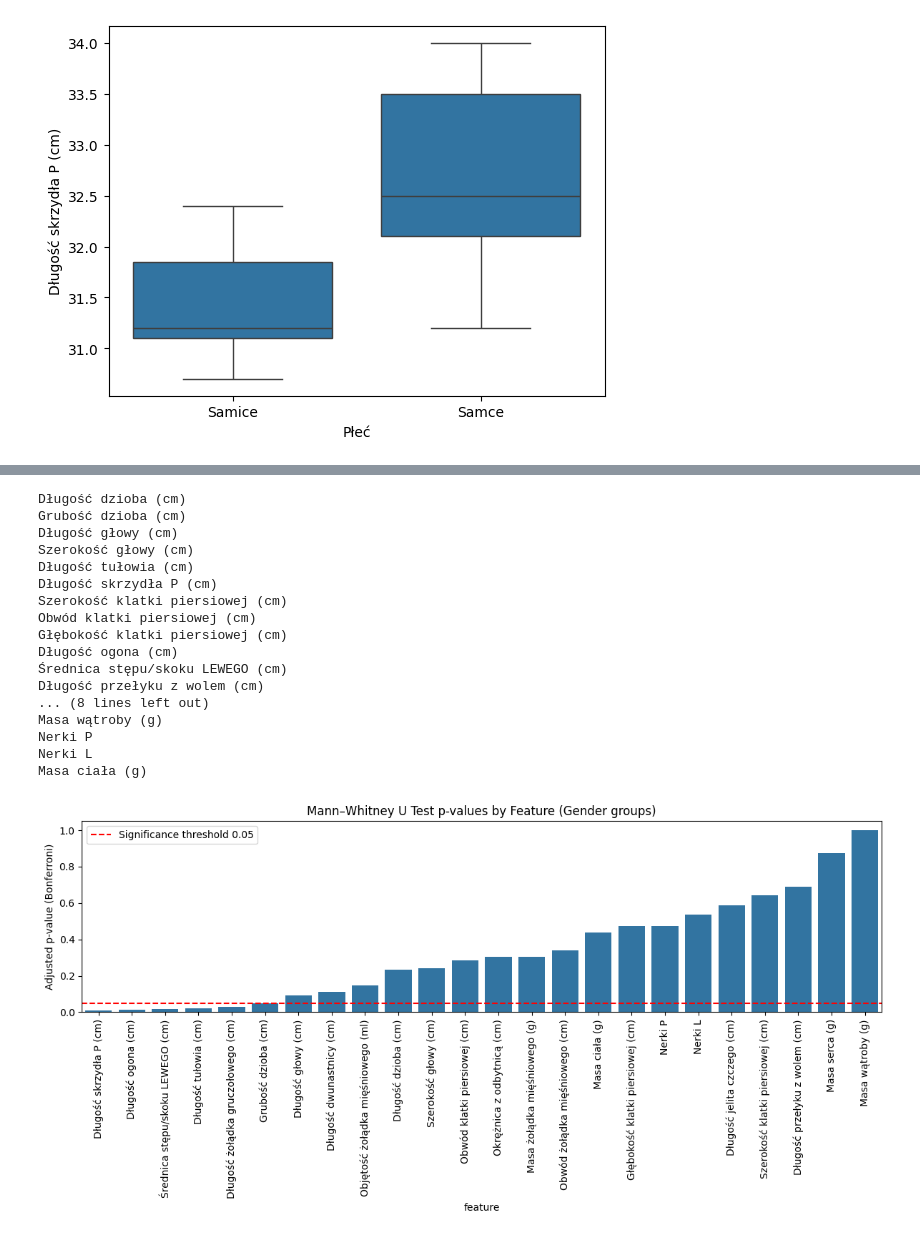
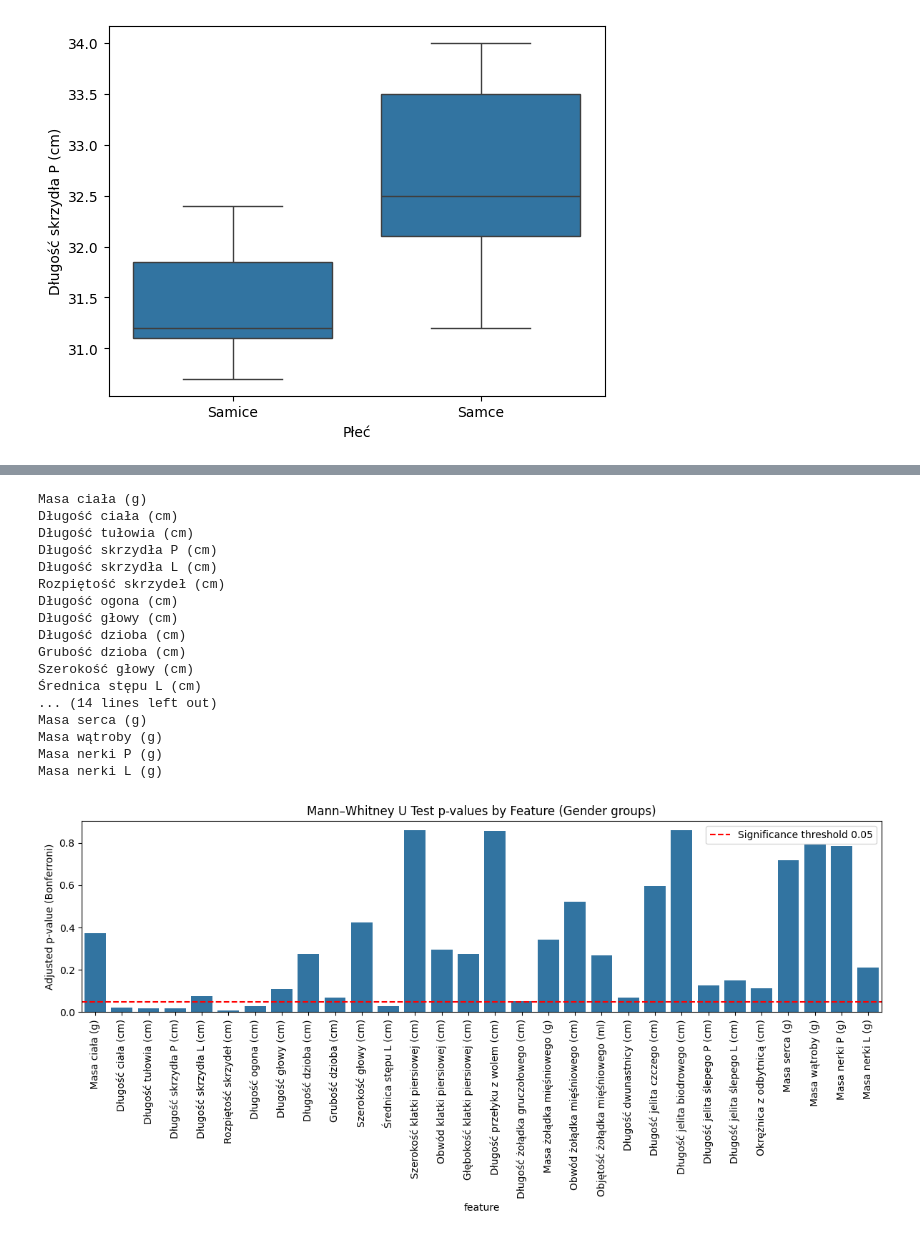
Before and after one commit to mateuszkojro/charakterystyka-morfometryczna-golebia-miejskiego, a Jupyter notebook: 10-basic-breakdown.ipynb, the cells around one changed output, grey strips where cells are left out. Saved outputs shown, nothing was run; the diff lists cells and outputs as text; code cells hidden in the pictures.

```diff
--- a/10-basic-breakdown.ipynb
+++ b/10-basic-breakdown.ipynb
@@ -89,91 +41,49 @@ import numpy as np
 
 pvals = []
 features = []
-df = ds.df
-for col in [
-    "Długość dzioba (cm)",
-    "Grubość dzioba (cm)",
-    "Długość głowy (cm)",
-    "Szerokość głowy (cm)",
-    "Długość tułowia (cm)",
-    # "Długość ciała (cm)",
-    "Długość skrzydła P (cm)",
-    # "Długość skrzydła L (cm)",
-    "Rozpiętość skrzydeł (cm)",
-    "Szerokość klatki piersiowej (cm)",
-    "Obwód klatki piersiowej (cm)",
-    "Głębokość klatki piersiowej (cm)",
-    "Długość ogona (cm)",
-    "Średnica stępu/skoku LEWEGO (cm)",
-    # "Umaszczenie",
-    "Długość przełyku z wolem (cm)",
-    "Długość żołądka gruczołowego (cm)",
-    "Masa żołądka mięśniowego (g)",
-    "Obwód żołądka mięśniowego (cm)",
-    "Objętość żołądka mięśniowego (ml)",
-    "Długość dwunastnicy (cm)",
-    "Długość jelita czczego (cm)",
-    # "Długość jelita biodrowego (cm)",
-    # "Długość jelita ślepego P (cm)",
-    # "Długość jelita ślepego L (cm)",
-    "Okrężnica z odbytnicą (cm)",
-    "Masa serca (g)",
-    "Masa wątroby (g)",
-    "Nerki P",
-    "Nerki L",
-    # "Płeć",
-    # "Długość ciała (cm)",
-    "Masa ciała (g)",
-]:
+df = ds.df.dropna()
+for col in ds.data_cols:
     print(col)
     group1 = df[df["Płeć"] == "Samice"][col]
     group2 = df[df["Płeć"] == "Samce"][col]
 
     if len(group1) > 0 and len(group2) > 0:
         _, p = mannwhitneyu(group1, group2, alternative="two-sided")
     else:
         p = None
     if isinstance(p, list):
         p = p[0]
     pvals.append(p)
     features.append(col)
 
 pvals_df = pd.DataFrame({"feature": features, "pvalue": pvals})
 
-# from statsmodels.stats.multitest import multipletests
-
-# pvals_clean = pvals_df['pvalue'].dropna()
-# _, p_adj, _, _ = multipletests(pvals_clean.values, method='bonferroni')
-# pvals_df.loc[pvals_clean.index, 'pvalue_adj'] = p_adj
-# pvals_df['pvalue_adj'].fillna(1, inplace=True)
-# pvals_df["neg_log10_p"] = -np.log10(pvals_df["pvalue"].replace(0, 1e-300))
-
 # Plot
 plt.figure(figsize=(12, 6))
-sns.barplot(x="feature", y="pvalue", data=pvals_df.sort_values(by="pvalue"),)
+sns.barplot(x="feature", y="pvalue", data=pvals_df)
 plt.xticks(rotation=90)
 plt.ylabel("Adjusted p-value (Bonferroni)")
 plt.title("Mann–Whitney U Test p-values by Feature (Gender groups)")
 plt.axhline(0.05, color="red", linestyle="--", label="Significance threshold 0.05")
 plt.legend()
 plt.tight_layout()
 plt.show()
 # %% [output]
+Masa ciała (g)
+Długość ciała (cm)
+Długość tułowia (cm)
+Długość skrzydła P (cm)
+Długość skrzydła L (cm)
+Rozpiętość skrzydeł (cm)
+Długość ogona (cm)
+Długość głowy (cm)
 Długość dzioba (cm)
 Grubość dzioba (cm)
-Długość głowy (cm)
 Szerokość głowy (cm)
-Długość tułowia (cm)
-Długość skrzydła P (cm)
-Szerokość klatki piersiowej (cm)
-Obwód klatki piersiowej (cm)
-Głębokość klatki piersiowej (cm)
-Długość ogona (cm)
-Średnica stępu/skoku LEWEGO (cm)
-Długość przełyku z wolem (cm)
-... (8 lines left out)
+Średnica stępu L (cm)
+... (14 lines left out)
+Masa serca (g)
 Masa wątroby (g)
-Nerki P
-Nerki L
-Masa ciała (g)
+Masa nerki P (g)
+Masa nerki L (g)
-[figure, old version]
+[figure, new version]
```
Also changed, not shown: parts of 11 cells of this notebook, 1 other file.
